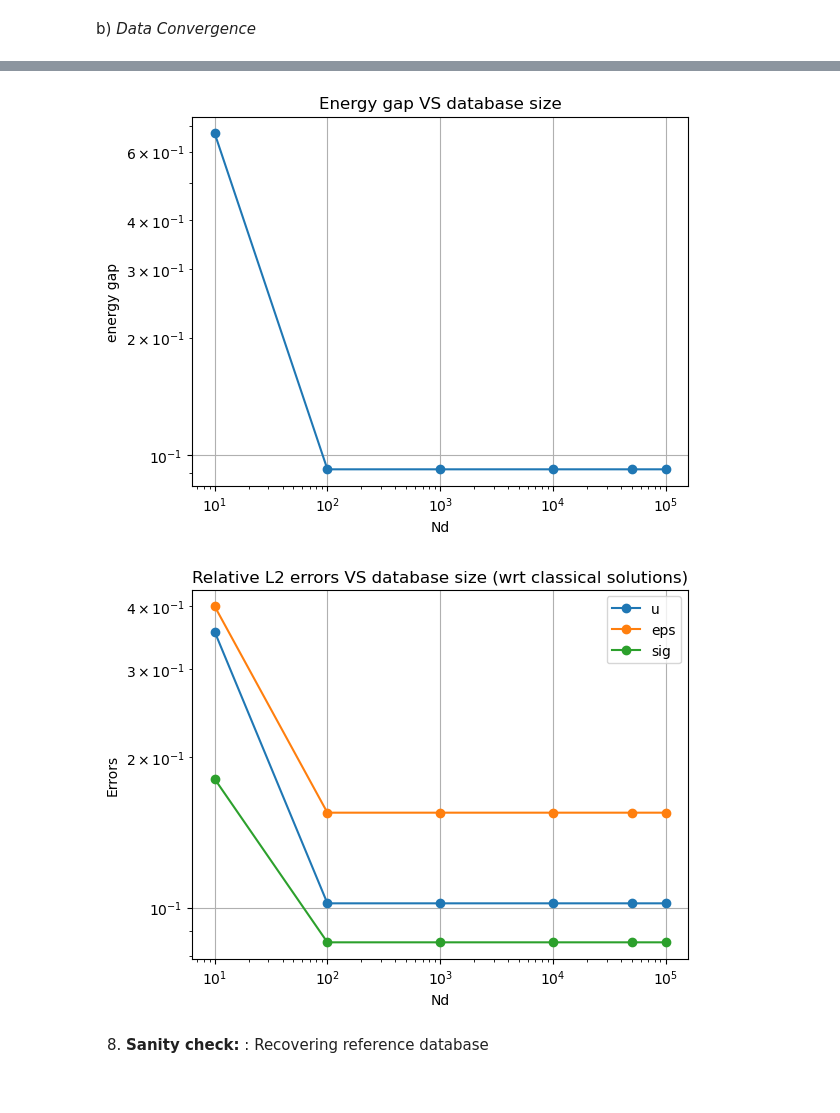
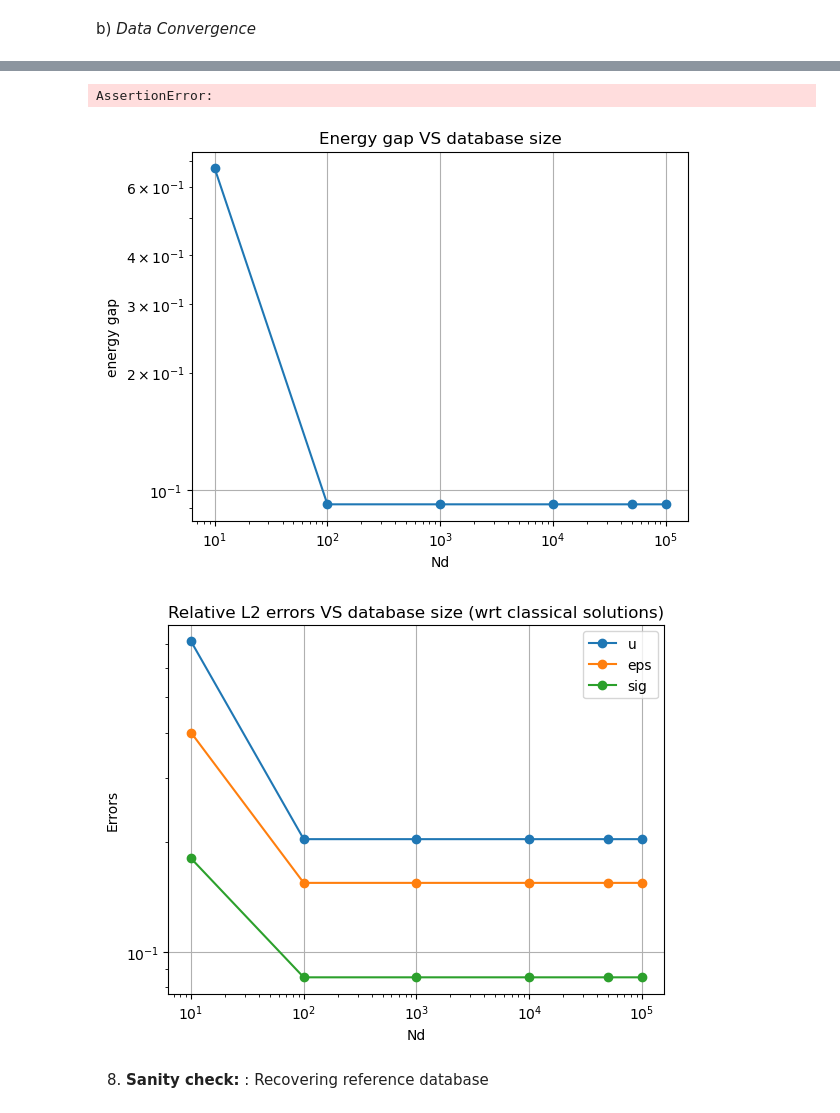
Before and after one commit to felipefr/ddfenics, a Jupyter notebook: tutorial/linear/main_bar_dd.ipynb, the cells around one changed output, grey strips where cells are left out. Saved outputs shown, nothing was run; the diff lists cells and outputs as text; code cells hidden in the pictures.

Commit message:
DD core files updated with the new versions. Critical change: DDBilinear is abandonned. Linear Tutorial adapted accordingly

```diff
--- a/tutorial/linear/main_bar_dd.ipynb
+++ b/tutorial/linear/main_bar_dd.ipynb
@@ -72,11 +73,16 @@ ds = df.Measure('ds', domain=mesh, subdomain_data=boundary_markers)
 # %% [markdown]
 4) **Spaces** (Unchanged)
 # %%
+from ddfenics.dd.ddspace import DDSpace
+
 Uh = df.VectorFunctionSpace(mesh, "Lagrange", 1) # Unchanged
 bcL = df.DirichletBC(Uh, df.Constant((0.0, 0.0)), boundary_markers, clampedBndFlag) # Unchanged
 
 # Space for stresses and strains
-Sh0 = df.VectorFunctionSpace(mesh, 'DG', degree = 0 , dim = 3)
+# Sh0 = df.VectorFunctionSpace(mesh, 'DG', degree = 0 , dim = 3)
+Sh0 = DDSpace(Uh, 3, 'DG')
+
+spaces = [Uh, Sh0]
 # %% [markdown]
 5) **Variational Formulation**: <br>
 
@@ -105,17 +111,10 @@ $$
 $$
 - DD ''bilinear'' form : $(\bullet , \nabla^s v)$ or sometimes  $(\mathbb{C} \nabla^s \bullet, \nabla^s v)$
 # %%
-from ddfenics.dd.ddbilinear import DDBilinear
-
 # Unchanged
 ty = -0.1
 traction = df.Constant((0.0, ty))
-
-u = df.TrialFunction(Uh)
-v = df.TestFunction(Uh)
-b = df.inner(traction,v)*ds(loadBndFlag)
-
-a = DDBilinear(ddmat, dx, u, v) # replaces df.inner(sig(u) , df.grad(v))*dx
+b = lambda v: df.inner(traction,v)*ds(loadBndFlag)
 # %% [markdown]
 6) **Statement and Solving the problem** <br>
 - DDProblem : States DD equilibrium subproblem and updates.
@@ -219,14 +218,9 @@ for Nd_i in Nd_list:
     np.random.shuffle(indexes)
     DD_i = DD[indexes[:Nd_i], : , : ]
     ddmat_i = DDMaterial(DD_i)
-
-    a_i = DDBilinear(ddmat_i, dx, u, v)
-
-    sol_i = {"state_mech" : [DDFunction(Sh0), DDFunction(Sh0)], # mechanical states (eps, sig)
-           "state_db": [DDFunction(Sh0), DDFunction(Sh0)],  # database states (eps, sig)
-           "u" : df.Function(Uh)} # displacemens
-
-    problem_i = DDProblem(a_i, b, sol_i, [bcL], metric = DDMetric(ddmat_i.C, V = Sh0, dx = dx))
+    metric_i = DDMetric(ddmat = ddmat_i, V = Sh0, dx = dx)
+    problem_i = DDProblem(ddmat_i, ft.symgrad_mandel, b, spaces, [bcL], metric = metric_i)
+    sol_i = problem_i.get_sol()
     solver_i = DDSolver(problem_i, opInit = 'random', seed = 1)
     solver_i.solve(tol = tol_ddcm, maxit = 100)
 
@@ -258,6 +252,13 @@ plt.xlabel('Nd')
 plt.ylabel('Errors')
 plt.legend(loc = 'best')
 plt.grid()
+
+
+print(error_u[-1], error_eps[-1],error_sig[-1])
+
+assert np.allclose(error_u[-1], 0.10206168085265364)
+assert np.allclose(error_eps[-1], 0.15487664908434)
+assert np.allclose(error_sig[-1], 0.0853013784668318)
 # %% [output]
 shuffling
         Inner Iteration #  1 ,- Relative Error =  9.309215e-01
@@ -279,5 +280,6 @@ shuffling
+AssertionError:
 [figure]
-[figure, old version]
+[figure, new version]
 # %% [markdown]
 8. **Sanity check:** : Recovering reference database
 # %%
```
Also changed, not shown: parts of 4 cells of this notebook, 16 other files.
